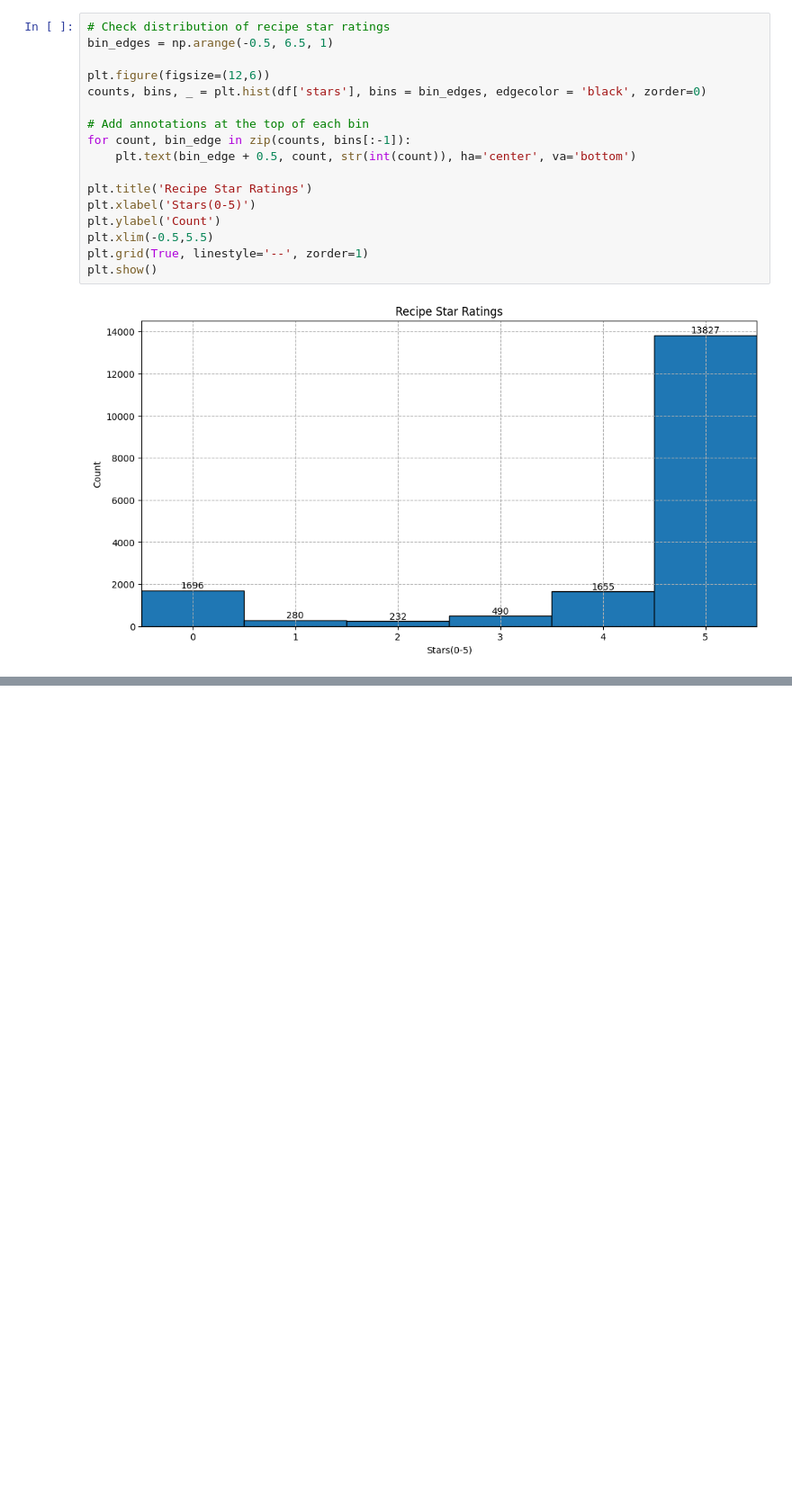
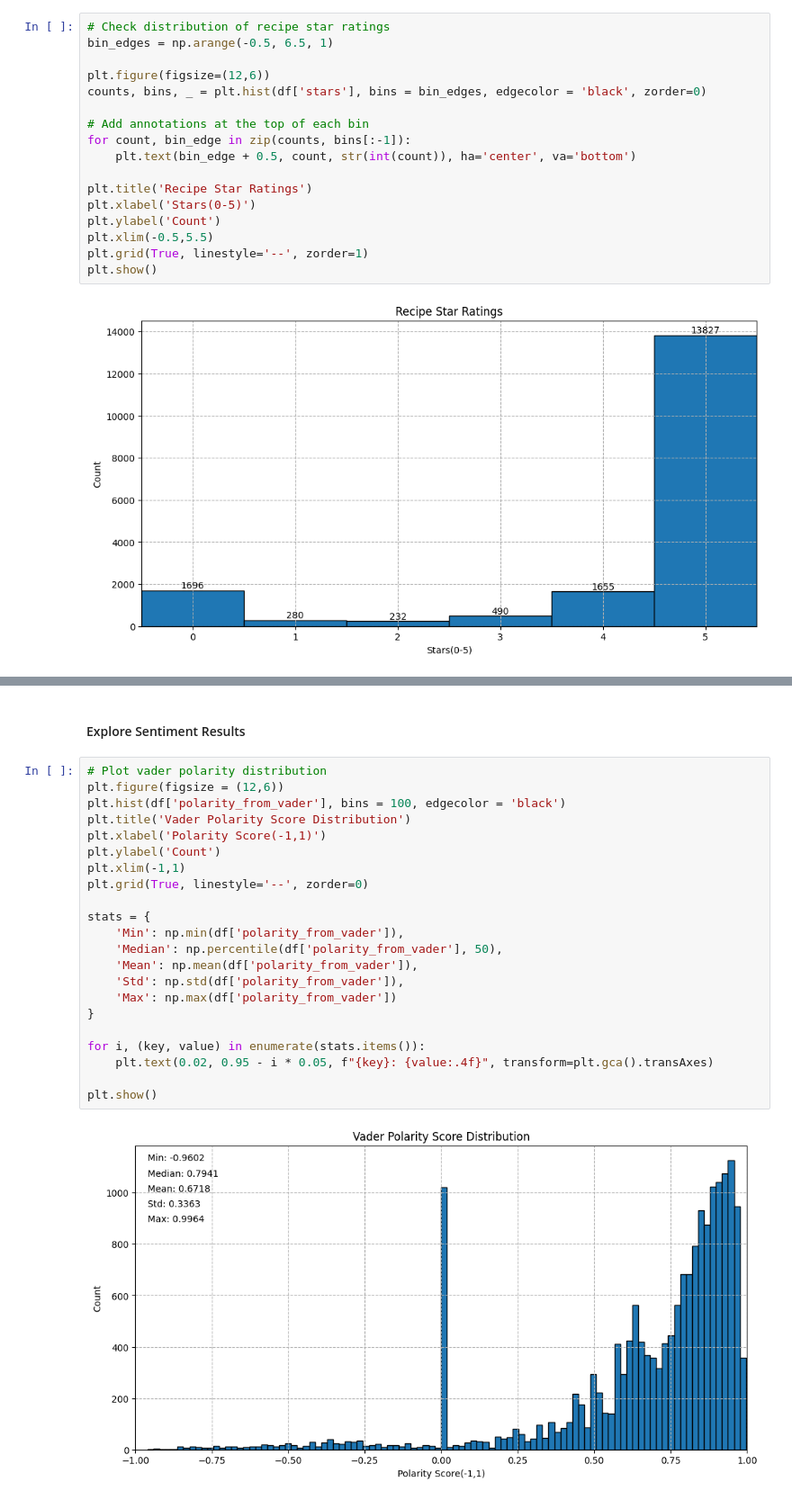
Before and after one commit to connormcmanigal/Recipe-Review-Scoring-Algorithm-Regression, a Jupyter notebook: sent_analysis.ipynb, the cells around one changed output, grey strips where cells are left out. Shown at 90% size. Saved outputs shown, nothing was run; the diff lists cells and outputs as text; blank space fills up the shorter version.

```diff
--- a/sent_analysis.ipynb
+++ b/sent_analysis.ipynb
@@ -250,0 +290,26 @@ df[df['user_name'] == 'Mark467']
+# %% [markdown]
+#### Explore Sentiment Results
+# %%
+# Plot vader polarity distribution
+plt.figure(figsize = (12,6))
+plt.hist(df['polarity_from_vader'], bins = 100, edgecolor = 'black')
+plt.title('Vader Polarity Score Distribution')
+plt.xlabel('Polarity Score(-1,1)')
+plt.ylabel('Count')
+plt.xlim(-1,1)
+plt.grid(True, linestyle='--', zorder=0)
+
+stats = {
+    'Min': np.min(df['polarity_from_vader']),
+    'Median': np.percentile(df['polarity_from_vader'], 50),
+    'Mean': np.mean(df['polarity_from_vader']),
+    'Std': np.std(df['polarity_from_vader']),
+    'Max': np.max(df['polarity_from_vader'])
+}
+
+for i, (key, value) in enumerate(stats.items()):
+    plt.text(0.02, 0.95 - i * 0.05, f"{key}: {value:.4f}", transform=plt.gca().transAxes)
+
+plt.show()
+# %% [output]
+[figure, added]
```
Also changed, not shown: parts of 18 cells of this notebook.
